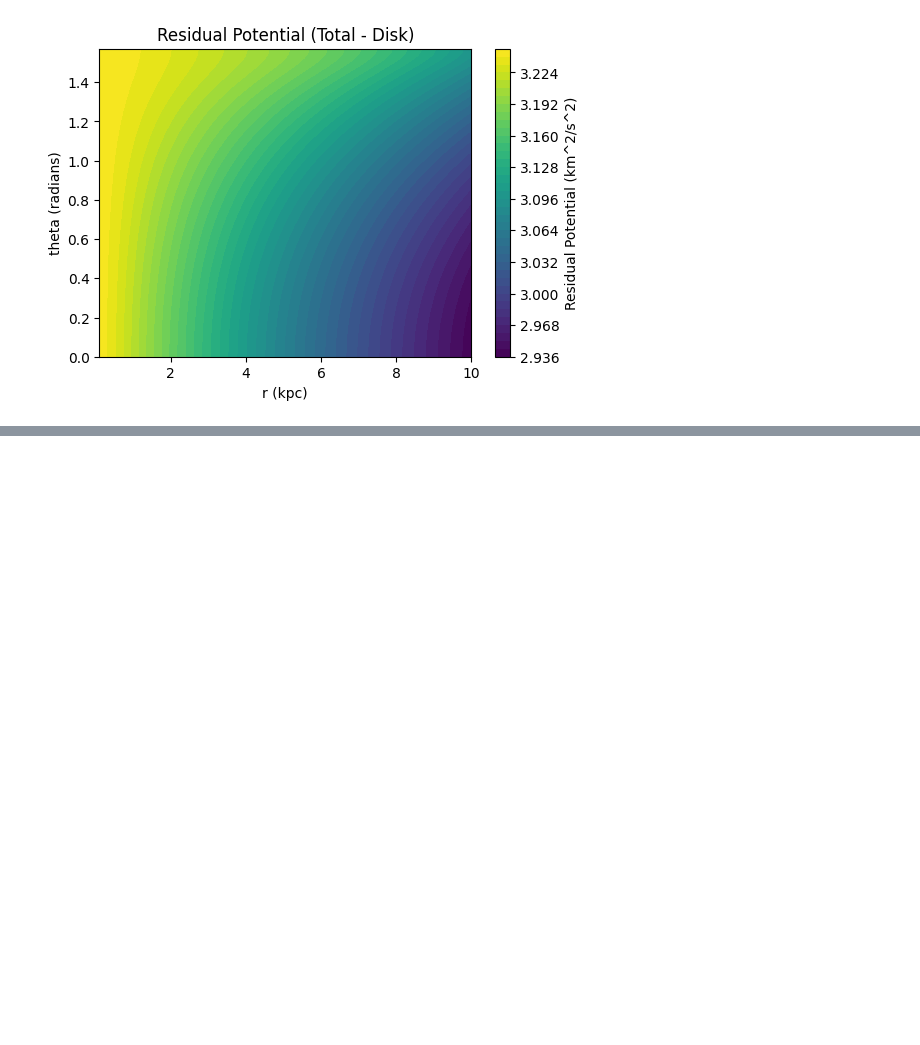
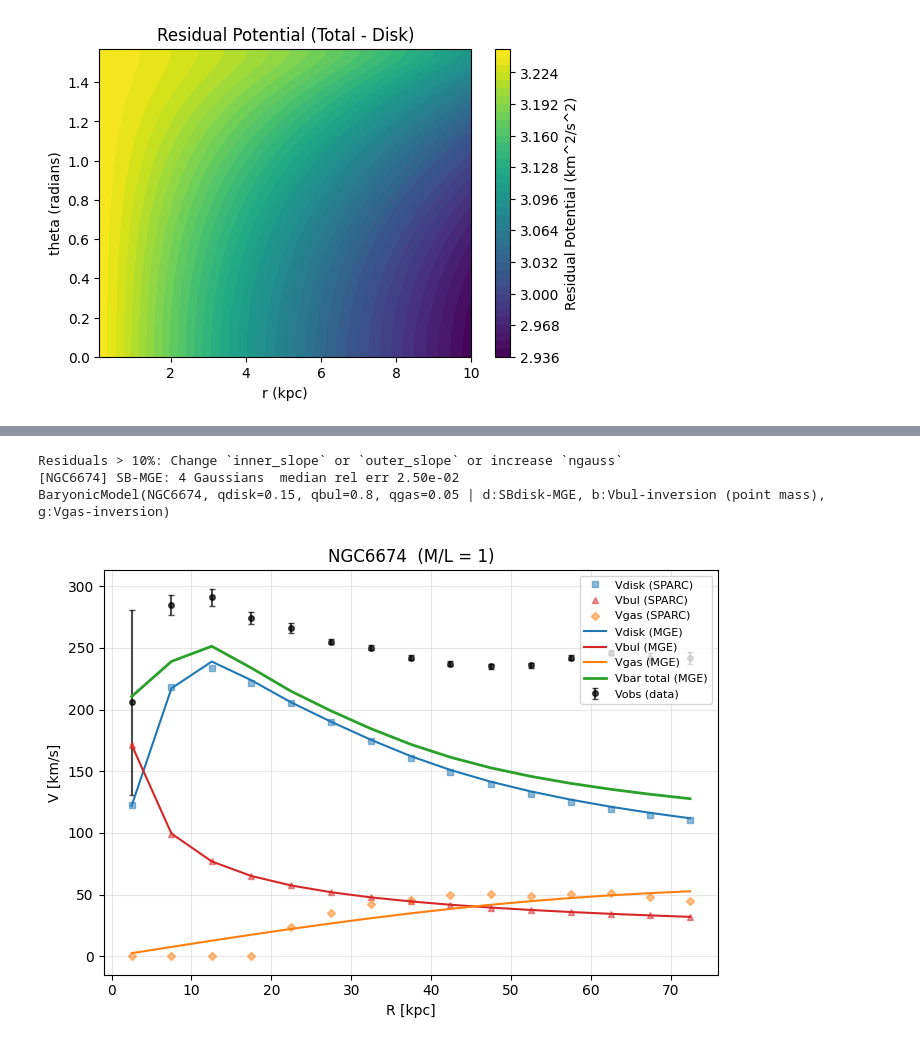
Before and after one commit to AdamSmithOrlik/sidm-rotation-curves-SPARC, a Jupyter notebook: development/surface-brightness-dev.ipynb, the cells around one changed output, grey strips where cells are left out. Drawn from its saved outputs; the diff is of its cells as text; code cells hidden in the pictures; blank space fills up the shorter version.

```diff
--- a/development/surface-brightness-dev.ipynb
+++ b/development/surface-brightness-dev.ipynb
@@ -499,0 +591,32 @@ plt.show()
+# %%
+galaxy = "NGC6674"
+bar = BaryonicModel(galaxy, qdisk=0.15, ngauss=6, verbose=True)     # fits disk+bulge+gas once
+print(bar)                                   # shows which route each component took
+
+# SPARC's Vdisk/Vbul columns are tabulated at M/L=1, so compare the model at Upsilon=1
+cur = bar.model_curves(Upsilond=1.0, Upsilonb=1.0)
+R = cur["R"]
+df = bar.data                                # same data the class loaded
+
+plt.figure(figsize=(7,5))
+# --- data points (SPARC), M/L=1 components ---
+plt.errorbar(df["Rad"], df["Vobs"], yerr=df["errV"], fmt='o', ms=4, color='k',
+             capsize=2, alpha=0.7, label='Vobs (data)')
+plt.plot(df["Rad"], df["Vdisk"], 's', ms=4, color='C0', alpha=0.5, label='Vdisk (SPARC)')
+plt.plot(df["Rad"], df["Vbul"],  '^', ms=4, color='C3', alpha=0.5, label='Vbul (SPARC)')
+plt.plot(df["Rad"], np.abs(df["Vgas"]), 'D', ms=4, color='C1', alpha=0.5, label='Vgas (SPARC)')
+
+# --- model curves (lines) ---
+plt.plot(R, cur["Vdisk"], '-', color='C0', label='Vdisk (MGE)')
+plt.plot(R, cur["Vbul"],  '-', color='C3', label='Vbul (MGE)')
+plt.plot(R, cur["Vgas"],  '-', color='C1', label='Vgas (MGE)')
+plt.plot(R, cur["Vbar"],  '-', color='C2', lw=2, label='Vbar total (MGE)')
+
+plt.xlabel('R [kpc]'); plt.ylabel('V [km/s]')
+plt.title(f'{galaxy}  (M/L = 1)'); plt.legend(fontsize=8); plt.grid(alpha=0.3)
+plt.tight_layout(); plt.show()
+# %% [output]
+Residuals > 10%: Change `inner_slope` or `outer_slope` or increase `ngauss`
+[NGC6674] SB-MGE: 4 Gaussians  median rel err 2.50e-02
+BaryonicModel(NGC6674, qdisk=0.15, qbul=0.8, qgas=0.05 | d:SBdisk-MGE, b:Vbul-inversion (point mass), g:Vgas-inversion)
+[figure, added]
```
Also changed, not shown: parts of 13 cells of this notebook, 1 other file.
